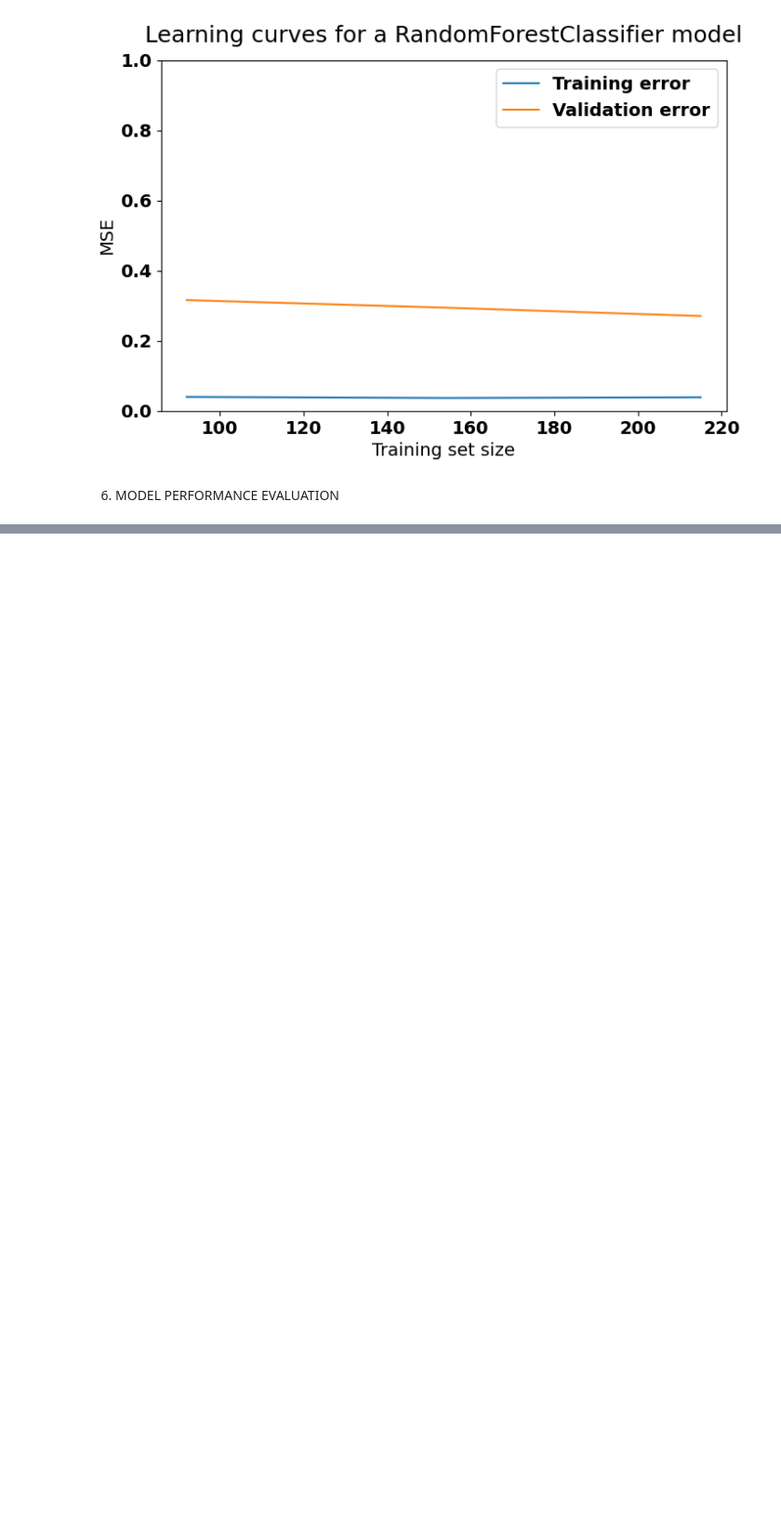
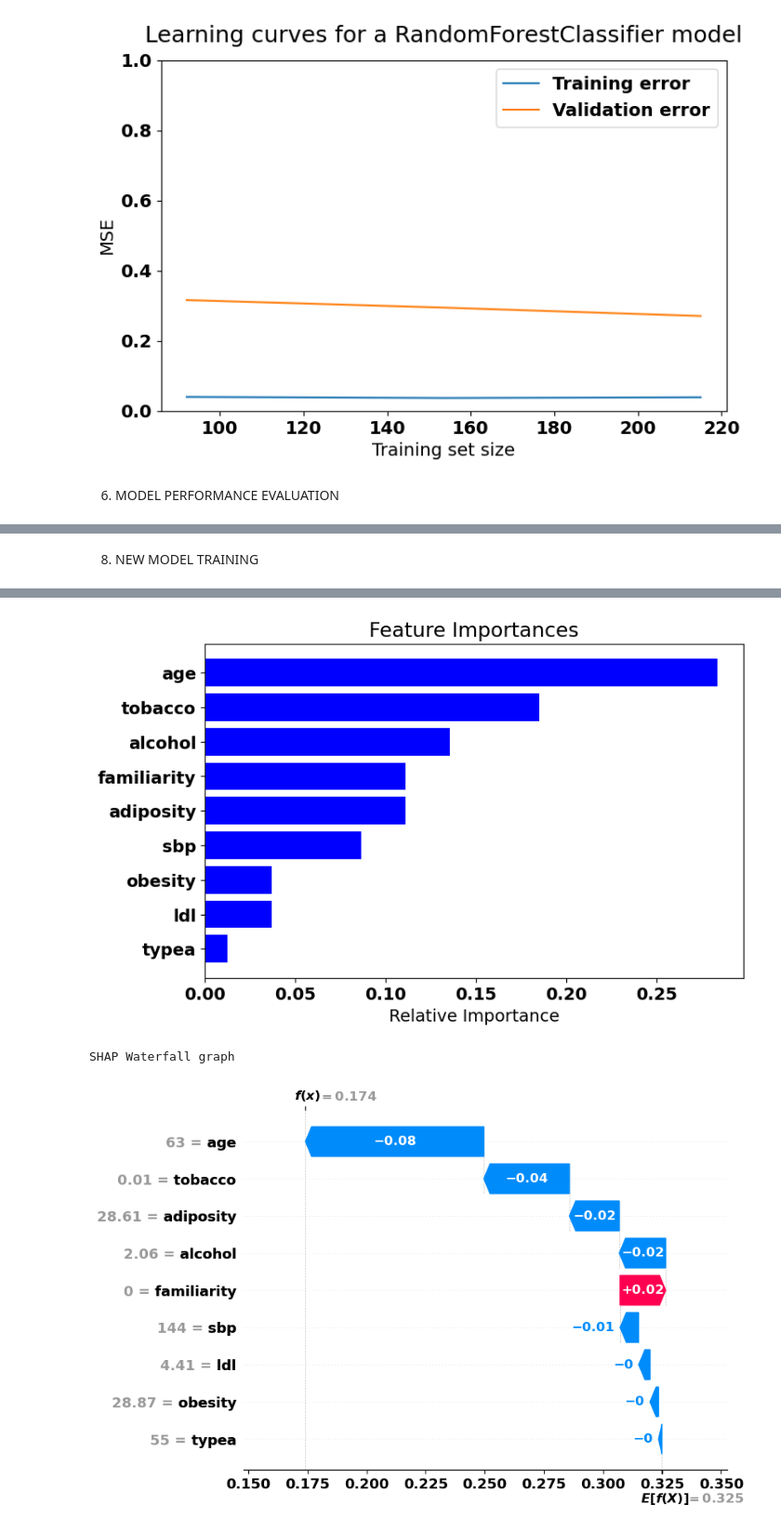
Before and after one commit to GPUK79/data-science-portfolio, a Jupyter notebook: o3_RandomForestForClassification.ipynb, the cells around one changed output, grey strips where cells are left out. Shown: that part at 93% size. Cells and saved outputs as stored; diff of their text form; code cells hidden in the pictures; blank space fills up the shorter version.

```diff
--- a/o3_RandomForestForClassification.ipynb
+++ b/o3_RandomForestForClassification.ipynb
@@ -342,0 +557,73 @@ Gini for Test Sample is 0.477
+# %% [markdown]
+8. NEW MODEL TRAINING
+# %%
+# n_estimators	random_state	min_samples_split	min_samples_leaf	bootstrap	max_depth
+# 81	                    0	        2	                21	                1	        1
+
+
+# Use the best hyper-parameters
+clf = RandomForestClassifier(n_estimators=81,
+                                random_state=0,
+                                min_samples_split = 2,
+                                min_samples_leaf = 21,
+                                max_features= 'auto',
+                                bootstrap = True,
+                                max_depth= 1
+                                )
+
+# Fit the model to the training set
+clf.fit(X_train, y_train)
+# Print features importance
+feature_scores = pd.Series(clf.feature_importances_, index=X_train.columns).sort_values(ascending=False)
+print(feature_scores)
+
+# Plot features importance
+importances = clf.feature_importances_
+indices = np.argsort(importances)
+plt.title('Feature Importances')
+plt.barh(range(len(indices)), importances[indices], color='b', align='center')
+plt.yticks(range(len(indices)), [pred_features[i] for i in indices])
+plt.xlabel('Relative Importance')
+plt.show()
+
+# Create Tree Explainer object that can calculate shap values
+explainer = shap.TreeExplainer(clf)
+
+# Impurity-base importance explains the feature usage for generalizing on the train set;
+# Permutation importance explains the contribution of a feature to the model accuracy;
+# SHAP explains how much would changing a feature value affect the prediction (not necessarily correct).
+
+# Calculate Shap values
+
+print("SHAP Waterfall graph")
+sv = explainer(X_train)
+exp = Explanation(sv.values[:,:,1],
+                  sv.base_values[:,1],
+                  data=X.values,
+                  feature_names=X.columns)
+idx = 0
+waterfall(exp[idx])
+
+print("")
+
+
+# Plot Learning Curve
+def learning_curves(estimator, data, features, target, train_sizes , cv):
+    train_sizes, train_scores, validation_scores = learning_curve(
+    estimator, data[features], data[target], train_sizes =  train_sizes ,
+    cv = cv, scoring = 'neg_mean_squared_error')
+    train_scores_mean = -train_scores.mean(axis = 1)
+    validation_scores_mean = -validation_scores.mean(axis = 1)
+
+    plt.plot(train_sizes, train_scores_mean, label = 'Training error')
+    plt.plot(train_sizes, validation_scores_mean, label = 'Validation error')
+    plt.ylabel('MSE', fontsize = 14)
+    plt.xlabel('Training set size', fontsize = 14)
+    title = 'Learning curves for a ' + str(estimator).split('(')[0] + ' model'
+    plt.title(title, fontsize = 18, y = 1.03)
+    plt.legend()
+    plt.ylim(0,1)
+
+train_sizes = [0.3,0.5,0.7]
+learning_curves(clf, df, pred_features, 'chd', train_sizes, 3)
+# %% [output]
@@ -342,0 +640,3 @@ Gini for Test Sample is 0.477
+[figure, added]
+SHAP Waterfall graph
+[figure, added]
```
Also changed, not shown: parts of 15 cells of this notebook.
